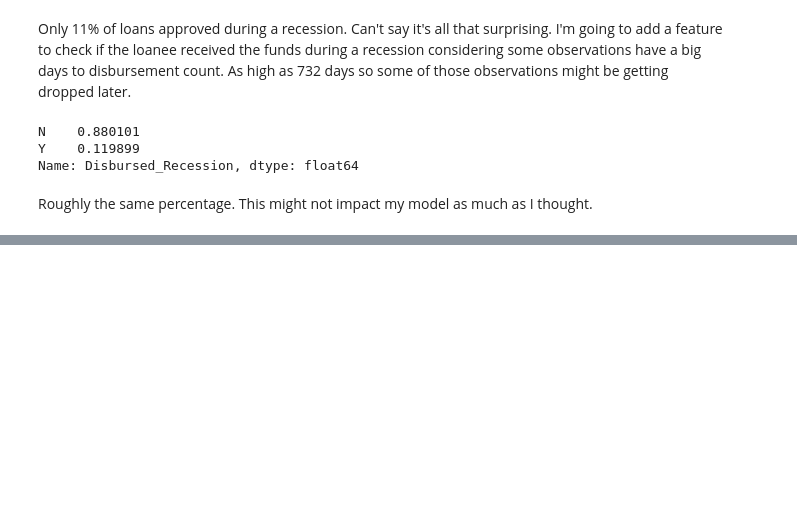
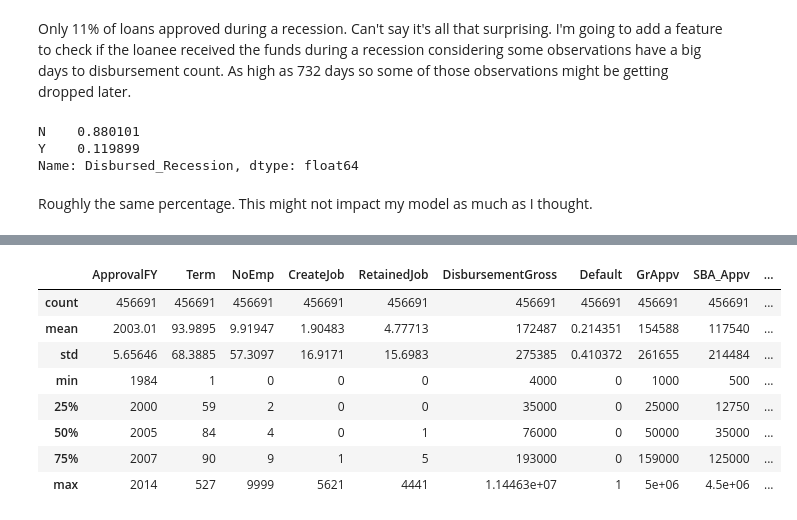
Before and after one commit to ik-okoro/SBA-Loans, a Jupyter notebook: SBA Loans Model.ipynb, the cells around one changed output, grey strips where cells are left out. Cells and saved outputs as stored; diff of their text form; code cells hidden in the pictures; blank space fills up the shorter version.

```diff
--- a/SBA Loans Model.ipynb
+++ b/SBA Loans Model.ipynb
@@ -1243,0 +1330,13 @@ I want to break down the *Term* column next. I had a couple ideas for how to app
+# %%
+# Done the engineering I had planned. Look at summary again
+df.describe().apply(lambda s: s.apply(lambda x: format(x, 'g')))
+# %% [output]
+|  | ApprovalFY | Term | NoEmp | CreateJob | RetainedJob | DisbursementGross | Default | GrAppv | SBA_Appv | ... |
+| count | 456691 | 456691 | 456691 | 456691 | 456691 | 456691 | 456691 | 456691 | 456691 | ... |
+| mean | 2003.01 | 93.9895 | 9.91947 | 1.90483 | 4.77713 | 172487 | 0.214351 | 154588 | 117540 | ... |
+| std | 5.65646 | 68.3885 | 57.3097 | 16.9171 | 15.6983 | 275385 | 0.410372 | 261655 | 214484 | ... |
+| min | 1984 | 1 | 0 | 0 | 0 | 4000 | 0 | 1000 | 500 | ... |
+| 25% | 2000 | 59 | 2 | 0 | 0 | 35000 | 0 | 25000 | 12750 | ... |
+| 50% | 2005 | 84 | 4 | 0 | 1 | 76000 | 0 | 50000 | 35000 | ... |
+| 75% | 2007 | 90 | 9 | 1 | 5 | 193000 | 0 | 159000 | 125000 | ... |
+| max | 2014 | 527 | 9999 | 5621 | 4441 | 1.14463e+07 | 1 | 5e+06 | 4.5e+06 | ... |
```
Also changed, not shown: parts of 20 cells of this notebook.
